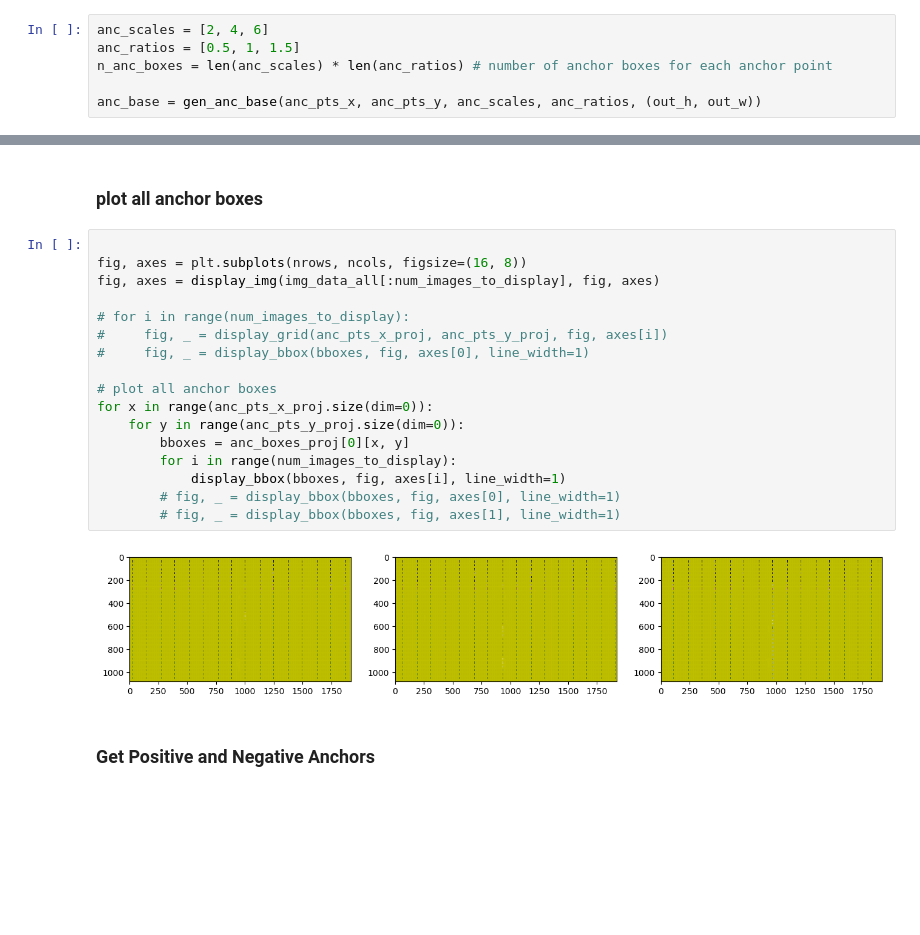
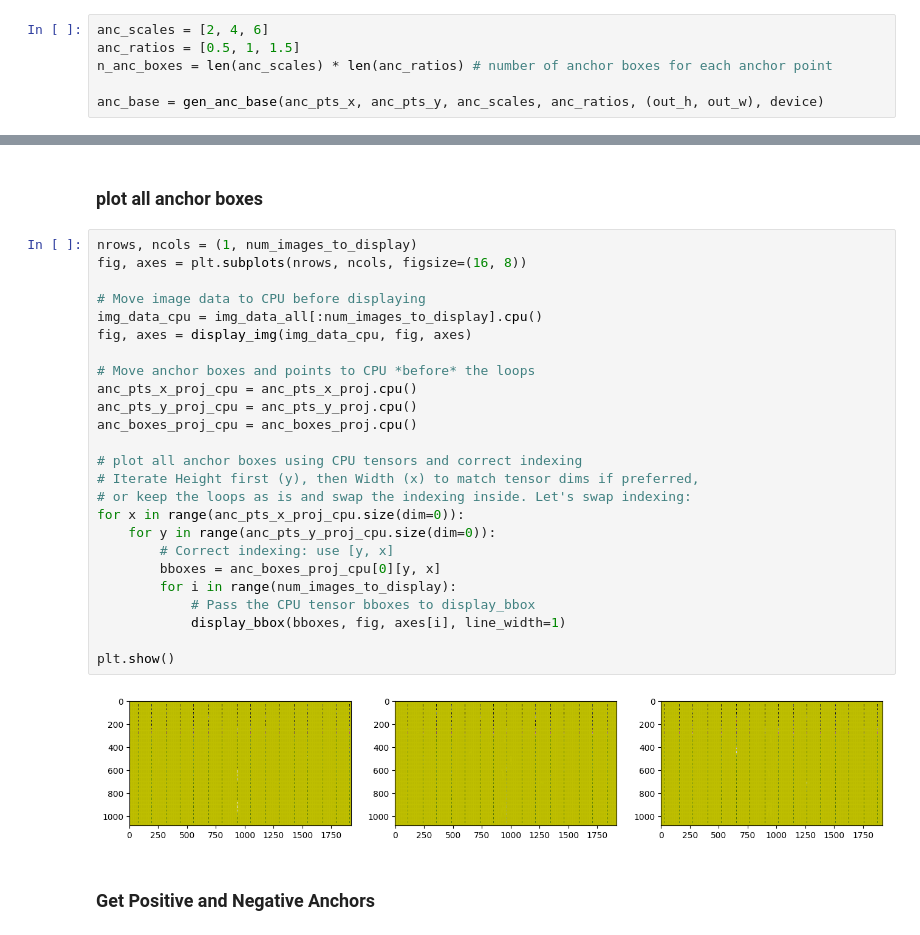
Before and after one commit to das-ag/ML-player-detection, a Jupyter notebook: our_imp_v2/Soccernet Faster R-CNN v2.ipynb, the cells around one changed output, grey strips where cells are left out. Cells and saved outputs as stored; diff of their text form; blank space fills up the shorter version.

```diff
--- a/our_imp_v2/Soccernet Faster R-CNN v2.ipynb
+++ b/our_imp_v2/Soccernet Faster R-CNN v2.ipynb
@@ -190,7 +189,7 @@ anc_scales = [2, 4, 6]
 anc_ratios = [0.5, 1, 1.5]
 n_anc_boxes = len(anc_scales) * len(anc_ratios) # number of anchor boxes for each anchor point
 
-anc_base = gen_anc_base(anc_pts_x, anc_pts_y, anc_scales, anc_ratios, (out_h, out_w))
+anc_base = gen_anc_base(anc_pts_x, anc_pts_y, anc_scales, anc_ratios, (out_h, out_w), device)
 # %%
 # since all the images are scaled to the same size
 # we can repeat the anchor base for all the images
@@ -229,24 +228,32 @@ for i in range(num_images_to_display):
 # %% [markdown]
 ### plot all anchor boxes
 # %%
+nrows, ncols = (1, num_images_to_display)
+fig, axes = plt.subplots(nrows, ncols, figsize=(16, 8))
 
-fig, axes = plt.subplots(nrows, ncols, figsize=(16, 8))
-fig, axes = display_img(img_data_all[:num_images_to_display], fig, axes)
+# Move image data to CPU before displaying
+img_data_cpu = img_data_all[:num_images_to_display].cpu()
+fig, axes = display_img(img_data_cpu, fig, axes)
 
-# for i in range(num_images_to_display):
-#     fig, _ = display_grid(anc_pts_x_proj, anc_pts_y_proj, fig, axes[i])
-#     fig, _ = display_bbox(bboxes, fig, axes[0], line_width=1)
+# Move anchor boxes and points to CPU *before* the loops
+anc_pts_x_proj_cpu = anc_pts_x_proj.cpu()
+anc_pts_y_proj_cpu = anc_pts_y_proj.cpu()
+anc_boxes_proj_cpu = anc_boxes_proj.cpu()
 
-# plot all anchor boxes
-for x in range(anc_pts_x_proj.size(dim=0)):
-    for y in range(anc_pts_y_proj.size(dim=0)):
-        bboxes = anc_boxes_proj[0][x, y]
+# plot all anchor boxes using CPU tensors and correct indexing
+# Iterate Height first (y), then Width (x) to match tensor dims if preferred,
+# or keep the loops as is and swap the indexing inside. Let's swap indexing:
+for x in range(anc_pts_x_proj_cpu.size(dim=0)):
+    for y in range(anc_pts_y_proj_cpu.size(dim=0)):
+        # Correct indexing: use [y, x]
+        bboxes = anc_boxes_proj_cpu[0][y, x]
         for i in range(num_images_to_display):
+            # Pass the CPU tensor bboxes to display_bbox
             display_bbox(bboxes, fig, axes[i], line_width=1)
-        # fig, _ = display_bbox(bboxes, fig, axes[0], line_width=1)
-        # fig, _ = display_bbox(bboxes, fig, axes[1], line_width=1)
+
+plt.show()
 # %% [output]
-[figure, old version]
+[figure, new version]
 # %% [markdown]
 ### Get Positive and Negative Anchors
 # %%
```
Also changed, not shown: parts of 17 cells of this notebook, 1 other file.
